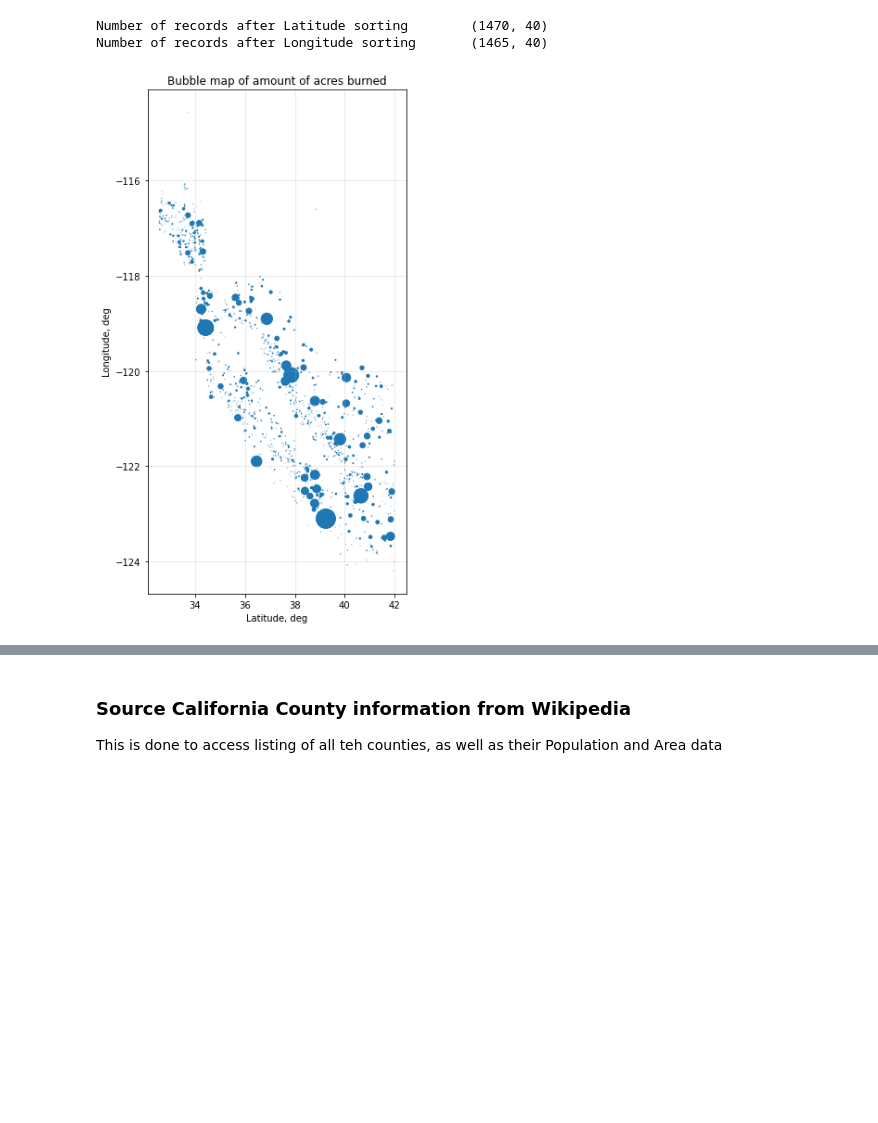
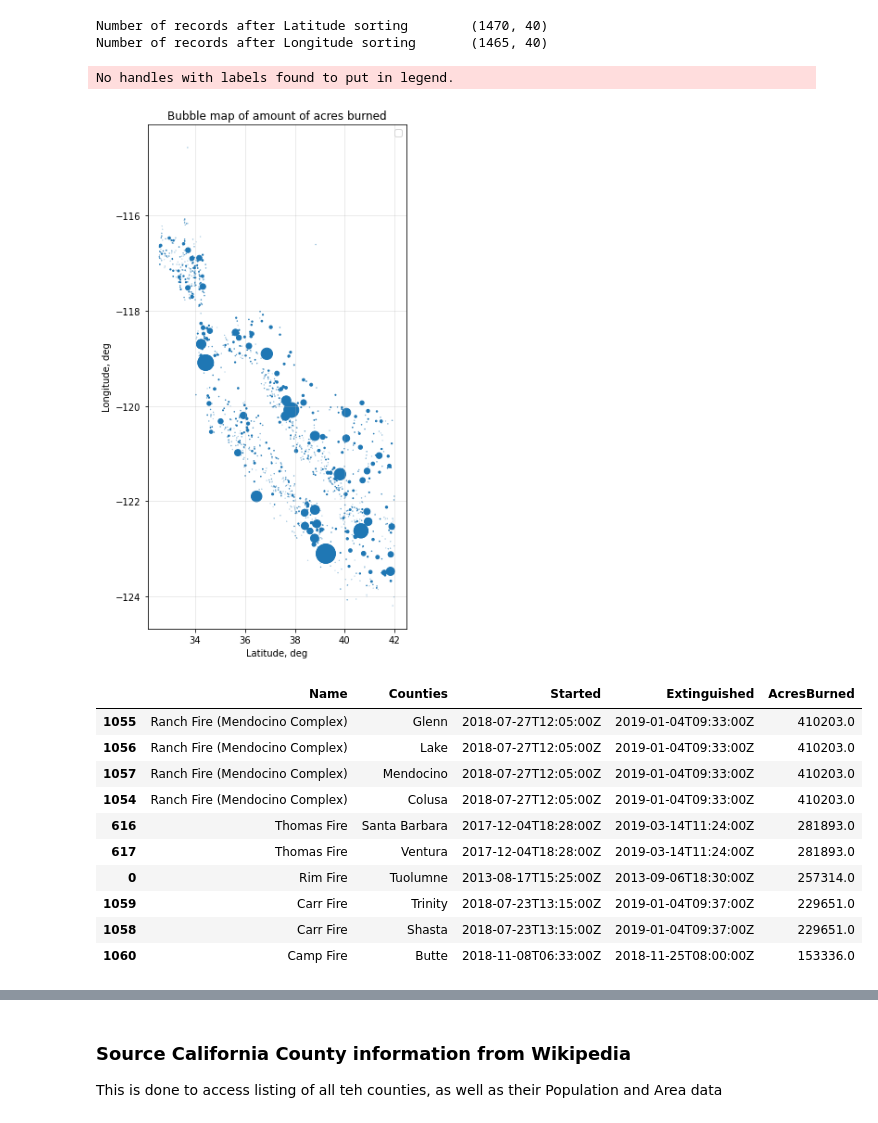
Before and after one commit to i-am-phoenix/project3, a Jupyter notebook: eda_IM.ipynb, the cells around one changed output, grey strips where cells are left out. Cells and saved outputs as stored; diff of their text form; code cells hidden in the pictures; blank space fills up the shorter version.

```diff
--- a/eda_IM.ipynb
+++ b/eda_IM.ipynb
@@ -114,12 +115,37 @@ print("Number of records after Longitude sorting\t" + str(clean_data_3.shape))
 Number of records after Latitude sorting        (1470, 40)
 Number of records after Longitude sorting       (1465, 40)
 # %%
+x = clean_data_3.Latitude
+y = clean_data_3.Longitude
+
 plt.figure(figsize=(5,10))
-plt.scatter(clean_data_3.Latitude, clean_data_3.Longitude, s = clean_data_3.AcresBurned/1000)
+plt.scatter(x,
+            clean_data_3.Longitude,
+            s = clean_data_3.AcresBurned/1000,
+            c = 'tab:blue')
 # plt.colorbar()
 plt.ylabel("Longitude, deg")
 plt.xlabel("Latitude, deg")
 plt.title("Bubble map of amount of acres burned")
+plt.legend()
 plt.grid(alpha=0.3)
+
+# for i, txt in enumerate(clean_data_3.Counties):
+#     plt.annotate(txt, (clean_data_3.Latitude[i], clean_data_3.Longitude[i]))
 # %% [output]
+No handles with labels found to put in legend.
 [figure]
+# %%
+clean_data_3.sort_values('AcresBurned', ascending=False)[['Name','Counties','Started','Extinguished','AcresBurned']].head(10)
+# %% [output]
+|  | Name | Counties | Started | Extinguished | AcresBurned |
+| 1055 | Ranch Fire (Mendocino Complex) | Glenn | 2018-07-27T12:05:00Z | 2019-01-04T09:33:00Z | 410203.0 |
+| 1056 | Ranch Fire (Mendocino Complex) | Lake | 2018-07-27T12:05:00Z | 2019-01-04T09:33:00Z | 410203.0 |
+| 1057 | Ranch Fire (Mendocino Complex) | Mendocino | 2018-07-27T12:05:00Z | 2019-01-04T09:33:00Z | 410203.0 |
+| 1054 | Ranch Fire (Mendocino Complex) | Colusa | 2018-07-27T12:05:00Z | 2019-01-04T09:33:00Z | 410203.0 |
+| 616 | Thomas Fire | Santa Barbara | 2017-12-04T18:28:00Z | 2019-03-14T11:24:00Z | 281893.0 |
+| 617 | Thomas Fire | Ventura | 2017-12-04T18:28:00Z | 2019-03-14T11:24:00Z | 281893.0 |
+| 0 | Rim Fire | Tuolumne | 2013-08-17T15:25:00Z | 2013-09-06T18:30:00Z | 257314.0 |
+| 1059 | Carr Fire | Trinity | 2018-07-23T13:15:00Z | 2019-01-04T09:37:00Z | 229651.0 |
+| 1058 | Carr Fire | Shasta | 2018-07-23T13:15:00Z | 2019-01-04T09:37:00Z | 229651.0 |
+| 1060 | Camp Fire | Butte | 2018-11-08T06:33:00Z | 2018-11-25T08:00:00Z | 153336.0 |
```
Also changed, not shown: parts of 8 cells of this notebook.
